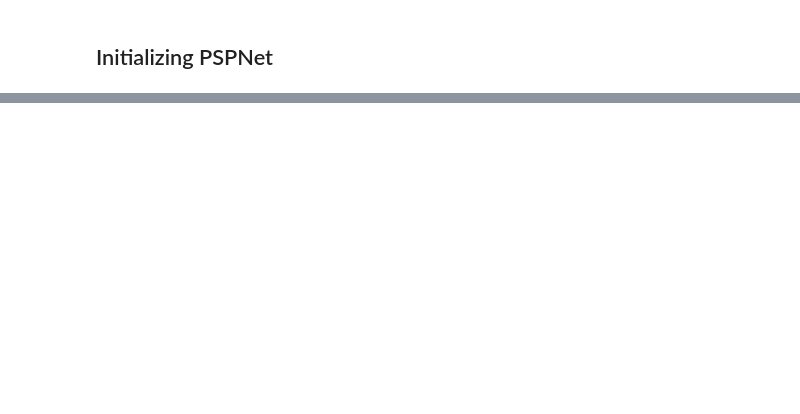
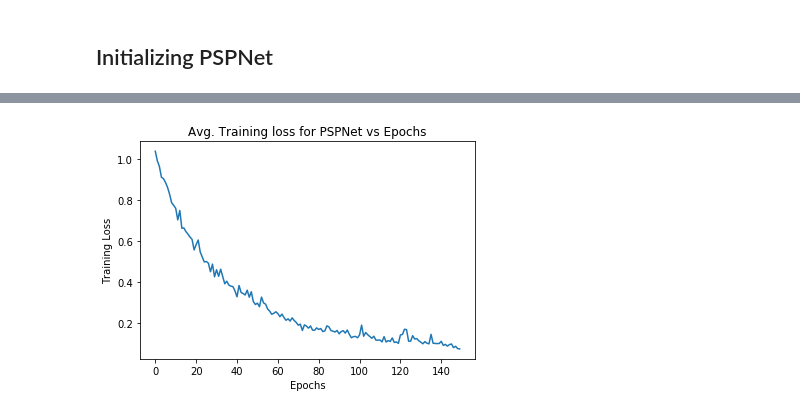
Before and after one commit to coolcoder001/PSPNetImplementation, a Jupyter notebook: PSPNet_ImageSegmentation.ipynb, the cells around one changed output, grey strips where cells are left out. Drawn from its saved outputs; the diff is of its cells as text; code cells hidden in the pictures; blank space fills up the shorter version.

```diff
--- a/PSPNet_ImageSegmentation.ipynb
+++ b/PSPNet_ImageSegmentation.ipynb
@@ -381,4 +642,4 @@ weight
 # %%
-weight[2] = 0
+weight[0] = 0
 # %%
 weight
@@ -401,39 +680,44 @@ board = Dashboard(5000)
+# %%
+avg_loss=[]
 # %%
 for epoch in range(1, num_epochs+1):
     epoch_loss = []
-    iteration=1
+    temp_avg=0
+    print("Iteration :"+str(epoch))
+
+    iteration=1;
+
     for step, (images, labels) in enumerate(trainLoader):
-        print("Iter:"+str(iteration))
+
         im_arr = np.array(labels)
-        #print("Labels ==> ",np.unique(np.array(labels)))
+        #print("Labels ==> ",np.unique(im_arr))
+
         im_arr[(im_arr!=0) & (im_arr!=15) & (im_arr!=40)] = 0
 
         # Set to classes
         im_arr[im_arr==15] = 1
         im_arr[im_arr==40] = 2
-        #print(np.unique(im_arr))
 
-        iteration=iteration+1
         inputs = Variable(images)
         targets = Variable(torch.from_numpy(im_arr))
 
         outputs = model(inputs)
         optimizer.zero_grad()
-        #print("outputs size ==> ",outputs.size())
 
-        #print("outputs[:,0] size ==> ",outputs[:,0].size())
-        #print("targets[:, 0] size ==> ",targets[:, 0].size())
-
-
-        #loss = criterion(outputs, targets[:, 0])
-
-        #print(targets[:,0])
         loss = criterion(outputs,targets[:,0])
-
         loss.backward()
         optimizer.step()
         epoch_loss.append(loss.data[0])
 
+        image = inputs[0].cpu().data
+        image[0] = image[0] * .229 + .485
+        image[1] = image[1] * .224 + .456
+        image[2] = image[2] * .225 + .406
+
         average = sum(epoch_loss) / len(epoch_loss)
+        temp_avg=temp_avg+average
 
         print("loss: "+str(average)+" epoch: "+str(epoch)+", step: "+str(step))
+        iteration+=1
+
+    avg_loss.append(temp_avg/iteration)
@@ -439,0 +772,12 @@ for epoch in range(1, num_epochs+1):
+# %%
+import matplotlib.pyplot as plt
+import matplotlib
+
+plt.title("Avg. Training loss for PSPNet vs Epochs")
+
+plt.xlabel("Epochs")
+plt.ylabel("Training Loss")
+plt.plot(avg_loss)
+plt.show()
+# %% [output]
+[figure, added]
```
Also changed, not shown: parts of 70 cells of this notebook.
